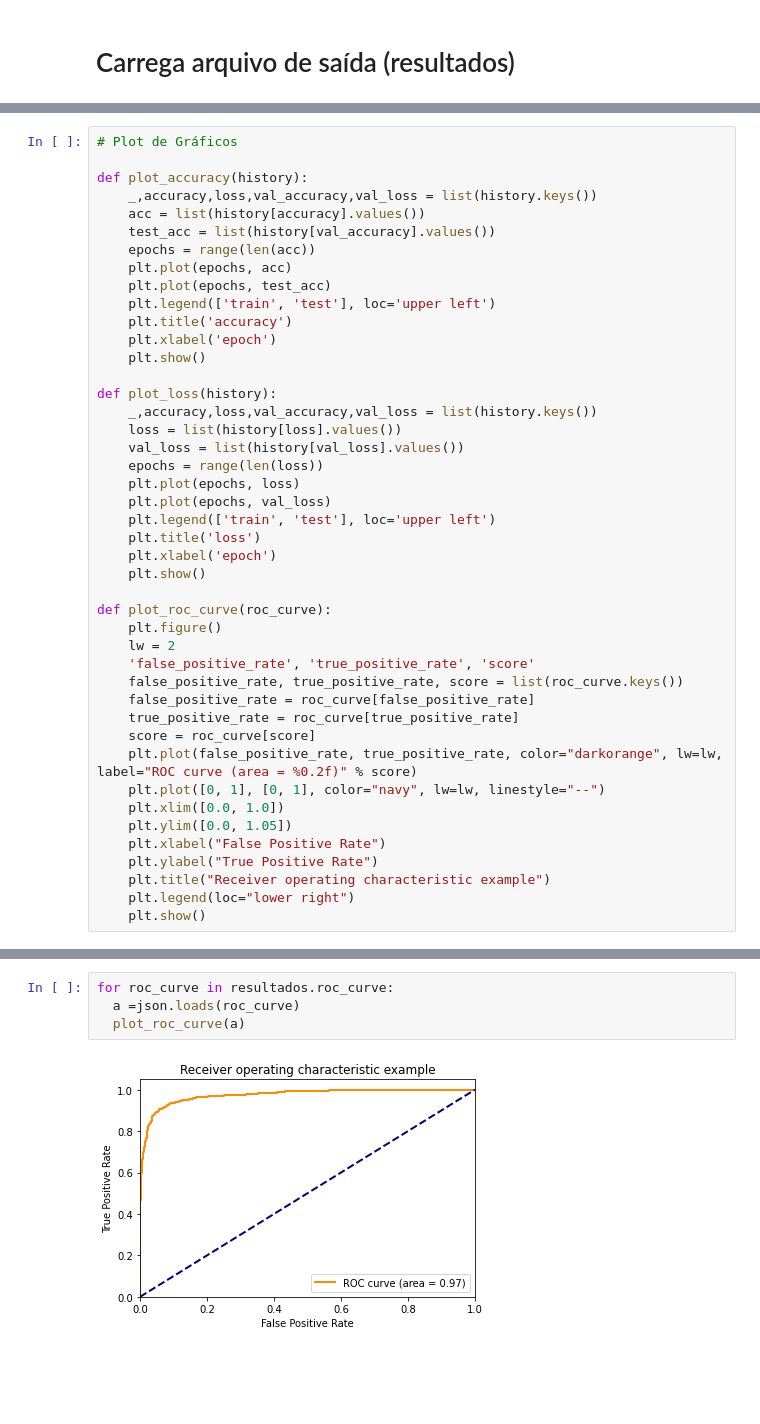
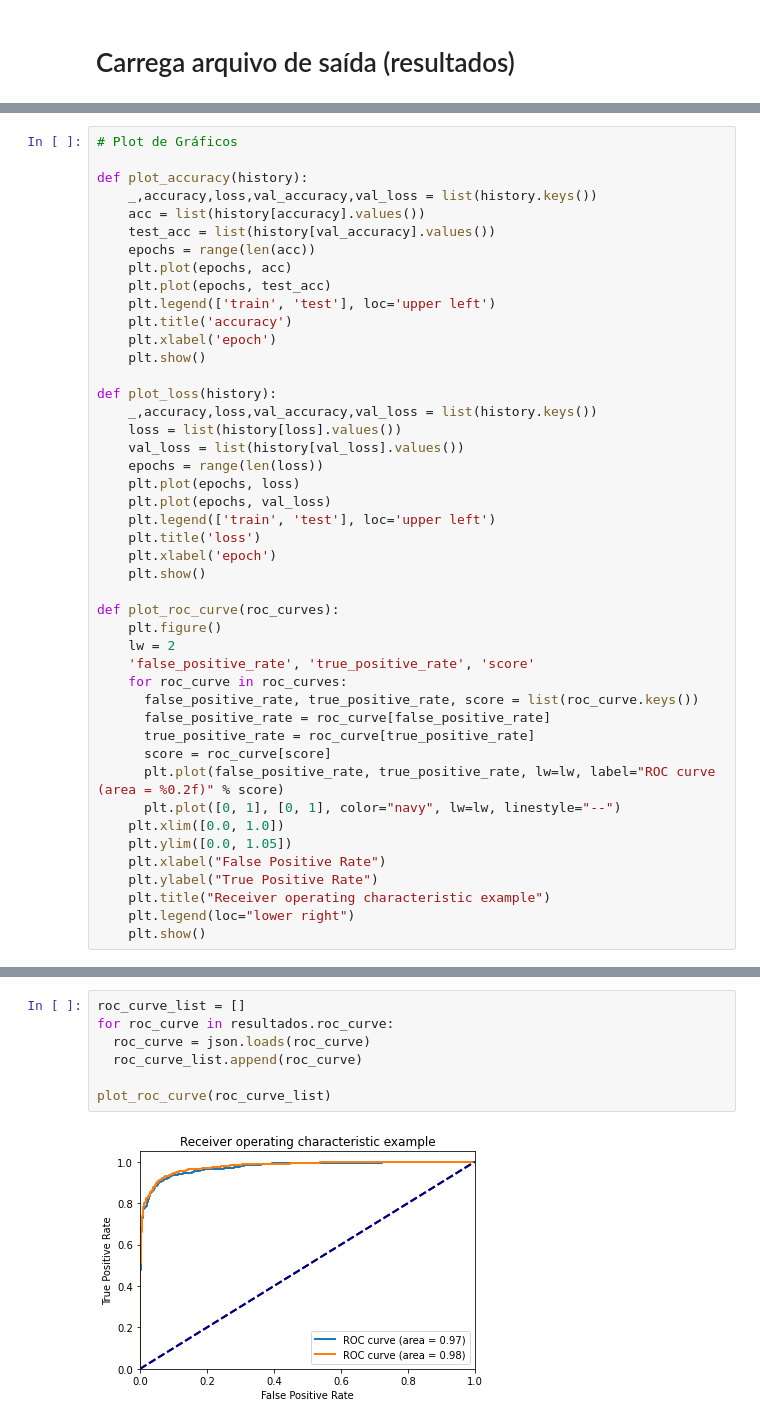
Before and after one commit to LuanPCunha/TCC, a Jupyter notebook: ProduzGraficos.ipynb, the cells around one changed output, grey strips where cells are left out. Drawn from its saved outputs; the diff is of its cells as text; blank space fills up the shorter version.

Commit message:
Ajustando plot da matriz de confusão e gráfico da curva roc

```diff
--- a/ProduzGraficos.ipynb
+++ b/ProduzGraficos.ipynb
@@ -73,16 +73,17 @@ def plot_loss(history):
     plt.xlabel('epoch')
     plt.show()
 
-def plot_roc_curve(roc_curve):
+def plot_roc_curve(roc_curves):
     plt.figure()
     lw = 2
     'false_positive_rate', 'true_positive_rate', 'score'
-    false_positive_rate, true_positive_rate, score = list(roc_curve.keys())
-    false_positive_rate = roc_curve[false_positive_rate]
-    true_positive_rate = roc_curve[true_positive_rate]
-    score = roc_curve[score]
-    plt.plot(false_positive_rate, true_positive_rate, color="darkorange", lw=lw, label="ROC curve (area = %0.2f)" % score)
-    plt.plot([0, 1], [0, 1], color="navy", lw=lw, linestyle="--")
+    for roc_curve in roc_curves:
+      false_positive_rate, true_positive_rate, score = list(roc_curve.keys())
+      false_positive_rate = roc_curve[false_positive_rate]
+      true_positive_rate = roc_curve[true_positive_rate]
+      score = roc_curve[score]
+      plt.plot(false_positive_rate, true_positive_rate, lw=lw, label="ROC curve (area = %0.2f)" % score)
+      plt.plot([0, 1], [0, 1], color="navy", lw=lw, linestyle="--")
     plt.xlim([0.0, 1.0])
     plt.ylim([0.0, 1.05])
     plt.xlabel("False Positive Rate")
@@ -102,6 +103,9 @@ for train_resume in resultados.train_resume:
 # %%
+roc_curve_list = []
 for roc_curve in resultados.roc_curve:
-  a =json.loads(roc_curve)
-  plot_roc_curve(a)
+  roc_curve = json.loads(roc_curve)
+  roc_curve_list.append(roc_curve)
+
+plot_roc_curve(roc_curve_list)
 # %% [output]
-[figure, old version]
+[figure, new version]
```
Also changed, not shown: parts of 4 cells of this notebook.
